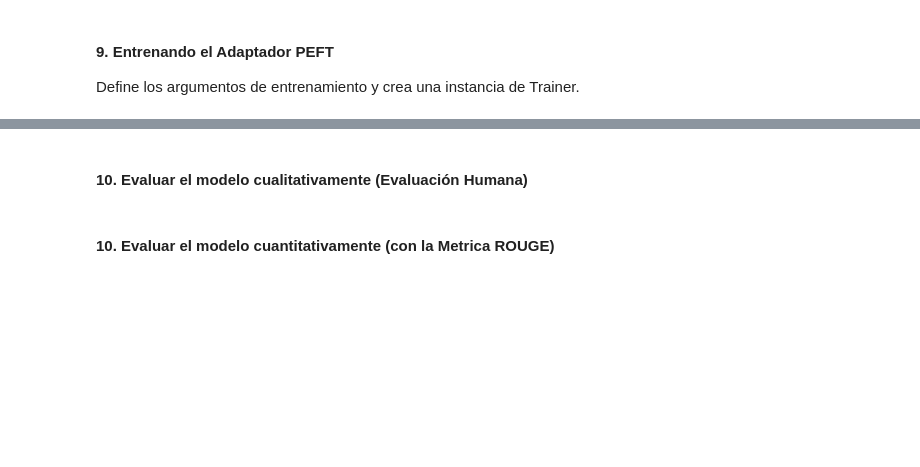
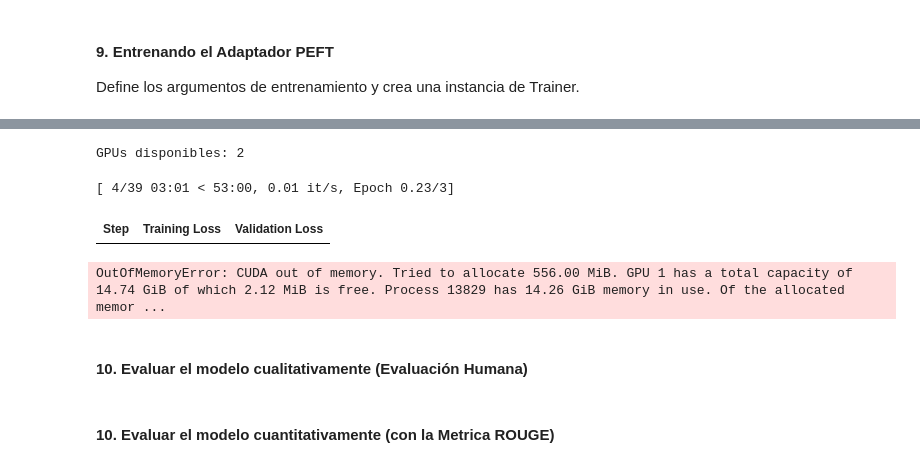
Before and after one commit to ljham/TFM-drugsGenerative, a Jupyter notebook: _train_model_phi2.ipynb, the cells around one changed output, grey strips where cells are left out. Drawn from its saved outputs; the diff is of its cells as text; code cells hidden in the pictures; blank space fills up the shorter version.

```diff
--- a/_train_model_phi2.ipynb
+++ b/_train_model_phi2.ipynb
@@ -615,11 +699,13 @@ class ModelAnalizer:
 
     def _load_qtz_config(self):
         try:
-            compute_dtype = getattr(torch, "float16")
-            self.bnb_config = BitsAndBytesConfig(load_in_4bit=True,
-                                                 bnb_4bit_quant_type='nf4',
+            #compute_dtype = getattr(torch, "float16")
+
+            # Load tokenizer and model with QLoRA configuration
+            self.bnb_config = BitsAndBytesConfig(load_in_4bit=use_4bit, #True,
+                                                 bnb_4bit_quant_type=bnb_4bit_quant_type, #'nf4',
                                                  bnb_4bit_compute_dtype=compute_dtype,
-                                                 bnb_4bit_use_double_quant=True,
+                                                 bnb_4bit_use_double_quant=use_nested_quant #False,
                                                 )
         except Exception as ex:
             raise Exception(f'Ocurrió un error inesperado al cargar quantization-config [line: {ex.__traceback__.tb_lineno}] - {ex}')
@@ -627,13 +713,15 @@ class ModelAnalizer:
 
     def _load_model(self):
         try:
-            device_map = {"": 0}
+            #device_map = {"": 0}
             self.model = AutoModelForCausalLM.from_pretrained(self.model_name_or_path,
                                                               device_map=device_map,
                                                               quantization_config=self.bnb_config,
                                                               trust_remote_code=True,
                                                               token=HUGGING_TOKEN
                                                               )
+            self.model.config.use_cache = False
+            self.model.config.pretraining_tp = 1
             # Carga el tokenizador
             self._tokenizer()
         except Exception as ex:
@@ -649,7 +737,7 @@ class ModelAnalizer:
                                                           add_bos_token=True,
                                                           use_fast=False,
                                                           add_eos_token=True,
-                                                          padding_side="left",
+                                                          padding_side=padding_side, #"left",
                                                           token=HUGGING_TOKEN
                                                          )
             if not(self.tokenizer):
@@ -923,18 +1078,16 @@ print(llm.model)
 # %%
-peft_config = LoraConfig(r=64, #32
-                         lora_alpha=16, #32,
+peft_config = LoraConfig(lora_alpha=lora_alpha, #16,
+                         lora_dropout=lora_dropout, #0.1,
+                         r=lora_r, #64,
+                         bias="none",
+                         task_type="CAUSAL_LM",
                          target_modules=['q_proj','k_proj','v_proj','o_proj'], #dense
-                         bias="none",
-                         lora_dropout=0.1, #0.05,  # Conventional
-                         task_type="CAUSAL_LM",
                         )
 
 
 # 2 - Utilizando el método prepare_model_for_kbit_training de PEFT.
 llm.model = prepare_model_for_kbit_training(llm.model)
-
 peft_model = get_peft_model(llm.model, peft_config)
-peft_model.config.use_cache = False
 # %% [markdown]
 Una vez que todo esté configurado y el modelo base esté preparado, podemos utilizar la función auxiliar print_trainable_parameters() para ver cuántos parámetros entrenables hay en el modelo.
 # %%
@@ -1054,9 +1233,16 @@ trainer = SFTTrainer(
 )
 # %%
-peft_training_args.device
-#print(f"GPUs disponibles: {torch.cuda.device_count()}")
+#training_args.device
+torch.cuda.empty_cache()
+print(f"GPUs disponibles: {torch.cuda.device_count()}")
+# %% [output]
+GPUs disponibles: 2
 # %%
-peft_trainer.train()
+trainer.train()
+# %% [output]
+[ 4/39 03:01 < 53:00, 0.01 it/s, Epoch 0.23/3]
+| Step | Training Loss | Validation Loss |
+OutOfMemoryError: CUDA out of memory. Tried to allocate 556.00 MiB. GPU 1 has a total capacity of 14.74 GiB of which 2.12 MiB is free. Process 13829 has 14.26 GiB memory in use. Of the allocated memor ...
 # %%
 print_gpu_utilization()
 # %%
```
Also changed, not shown: parts of 19 cells of this notebook.
